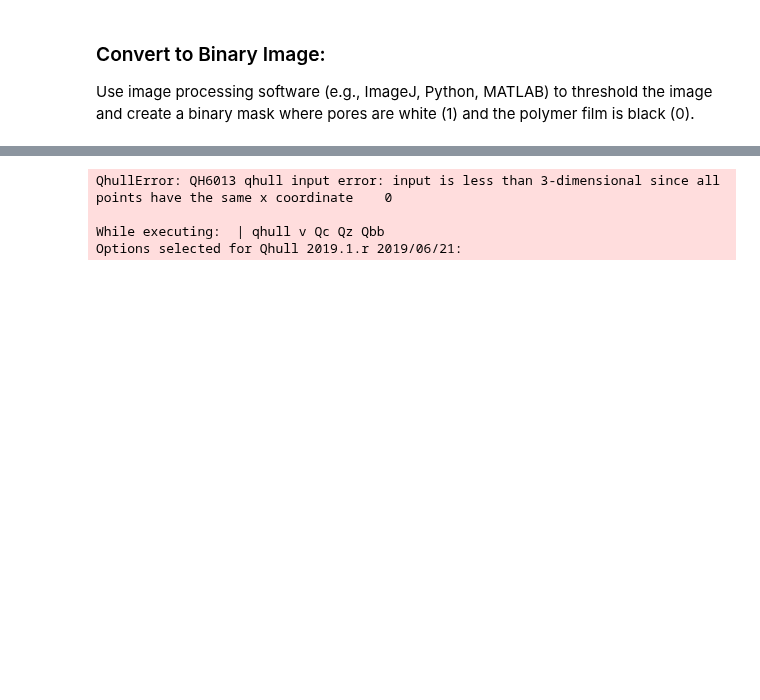
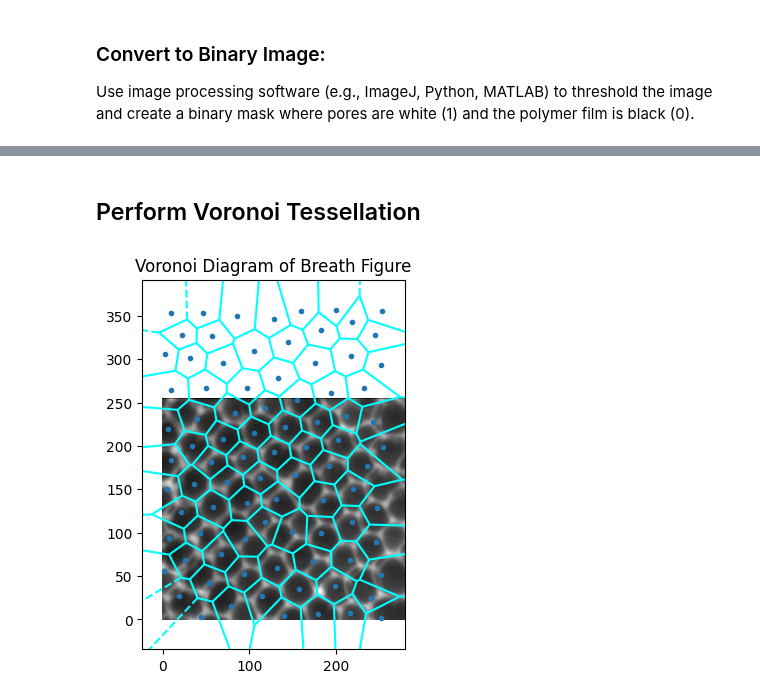
Before and after one commit to lemontang3/Python_Physics, a Jupyter notebook: Voronoi_Analysis.ipynb, the cells around one changed output, grey strips where cells are left out. Saved outputs shown, nothing was run; the diff lists cells and outputs as text; code cells hidden in the pictures; blank space fills up the shorter version.

```diff
--- a/Voronoi_Analysis.ipynb
+++ b/Voronoi_Analysis.ipynb
@@ -29,22 +132,16 @@ centroids = np.array(centroids)
+# %% [markdown]
+## Perform Voronoi Tessellation
 # %%
 from scipy.spatial import Voronoi, voronoi_plot_2d
 
-# Compute the Voronoi diagram
+# Compute Voronoi Tessellation
 vor = Voronoi(centroids)
 
-# Plot the Voronoi diagram
-fig, ax = plt.subplots(figsize=(10, 10))
-voronoi_plot_2d(vor, ax=ax, show_vertices=False, line_colors='blue', line_width=1, line_alpha=0.6)
-
-# Overlay the pore centroids
-ax.scatter(centroids[:, 0], centroids[:, 1], c='red', s=10, marker='o', label='Pore Centers')
-ax.set_title("Voronoi Analysis of Breath Figure Array")
-ax.set_xlabel("X")
-ax.set_ylabel("Y")
-ax.legend()
+# Plot Voronoi Diagram
+fig, ax = plt.subplots()
+ax.imshow(image, cmap='gray')
+voronoi_plot_2d(vor, ax=ax, show_vertices=False, line_colors='cyan', line_width=1.5)
+plt.title('Voronoi Diagram of Breath Figure')
 plt.show()
 # %% [output]
-QhullError: QH6013 qhull input error: input is less than 3-dimensional since all points have the same x coordinate    0
-
-While executing:  | qhull v Qc Qz Qbb
-Options selected for Qhull 2019.1.r 2019/06/21:
+[figure, added]
```
Also changed, not shown: parts of 8 cells of this notebook, 2 other files.
